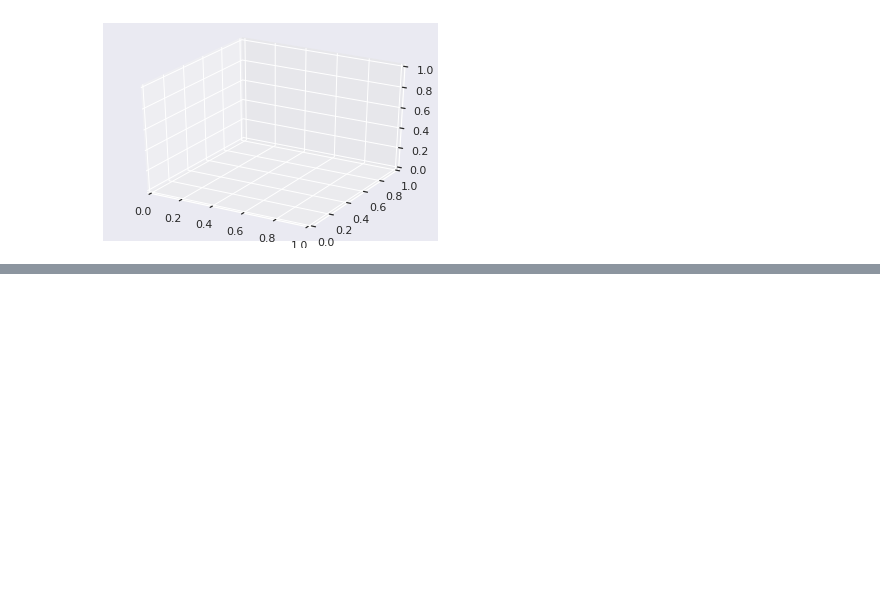
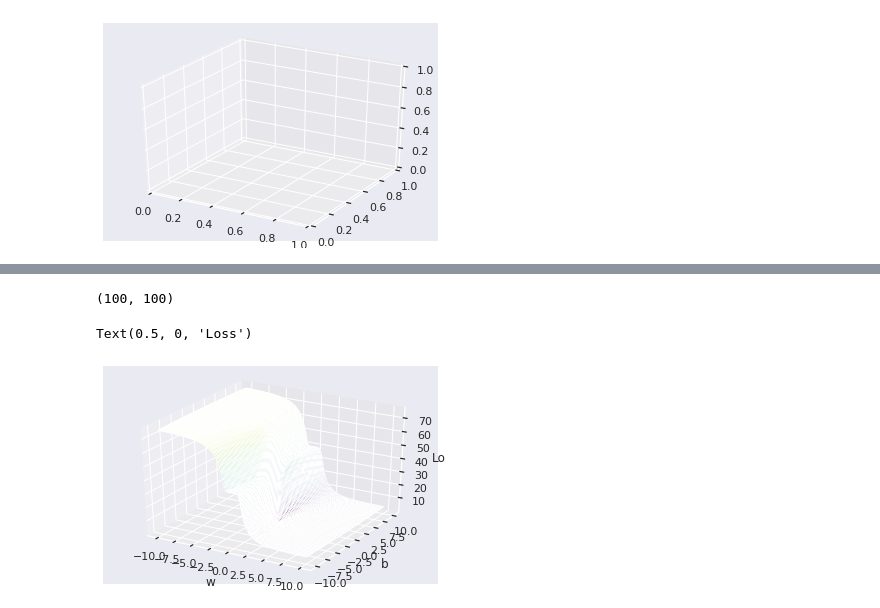
Before and after one commit to aryadeo/NEURAL_NETWORK_BASICS, a Jupyter notebook: Sigmoid_Neuron/Sigmoid_Neuron.ipynb, the cells around one changed output, grey strips where cells are left out. Drawn from its saved outputs; the diff is of its cells as text; code cells hidden in the pictures; blank space fills up the shorter version.

```diff
--- a/Sigmoid_Neuron/Sigmoid_Neuron.ipynb
+++ b/Sigmoid_Neuron/Sigmoid_Neuron.ipynb
@@ -166,0 +190,6 @@ Text(0.5, 0, 'X2')
+# %%
+X=np.linspace(-10,10,100)
+# %%
+#Create a ground truth for all X
+Y=sigmoid_test(X,0.5,0)
+print(Y)
@@ -166,0 +214,6 @@ Text(0.5, 0, 'X2')
+# %%
+#create a mshgrid of W and b and see the effect of change in their values over the loss function
+W=np.linspace(-10,10,100)
+B=np.linspace(-10,10,100)
+W_g,B_g=np.meshgrid(W,B)
+print(W_g.shape,B_g.shape)
@@ -166,0 +222,10 @@ Text(0.5, 0, 'X2')
+# %%
+#Let's create a null array for Loss values and compute the loss for every value of W in the meshgrid
+Loss_matrix=np.zeros(W_g.shape)
+
+# for l in range(W.shape[0]):
+
+for i in range(W_g.shape[0]):
+  for j in range(W_g.shape[1]):
+    Loss_matrix[i,j]=loss_func(X,Y,W_g[i,j],B_g[i,j])
+print(Loss_matrix)
@@ -166,0 +246,14 @@ Text(0.5, 0, 'X2')
+# %%
+print(Loss_matrix.shape)
+# %% [output]
+(100, 100)
+# %%
+fig = plt.figure()
+ax = plt.axes(projection='3d')
+ax.plot_surface(W_g, B_g, Loss_matrix,rstride=1, cstride=1, cmap='viridis')
+ax.set_xlabel('w')
+ax.set_ylabel('b')
+ax.set_zlabel('Loss')
+# %% [output]
+Text(0.5, 0, 'Loss')
+[figure, added]
```
Also changed, not shown: parts of 9 cells of this notebook.
